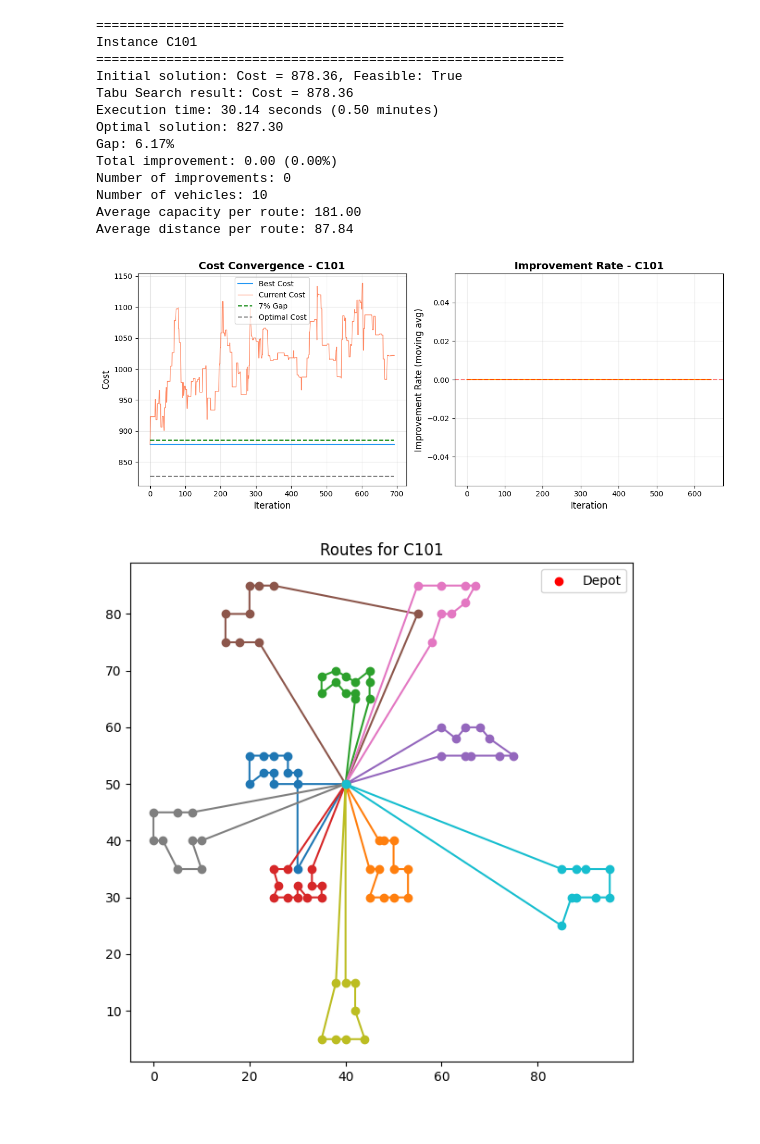
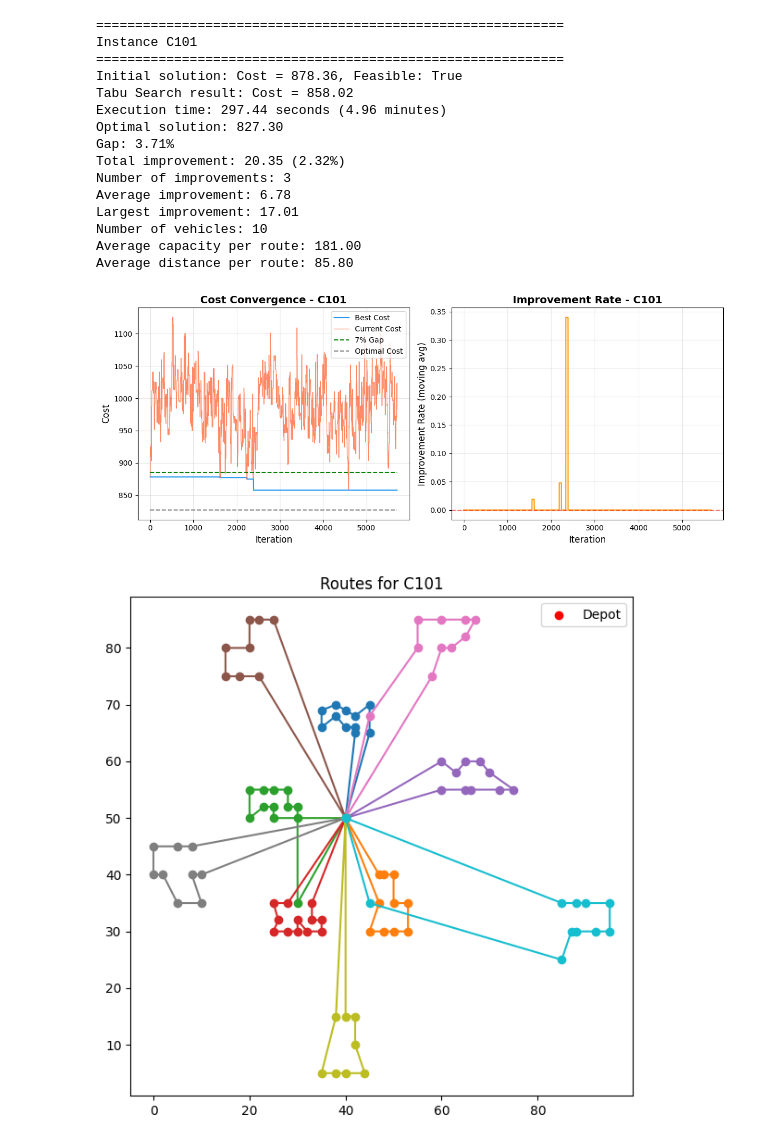
Before and after one commit to TommyBurger4/AlgoProject, a Jupyter notebook: implementation.ipynb, the cells around one changed output. Drawn from its saved outputs; the diff is of its cells as text; code cells hidden in the pictures.

Commit message:
algorithm results

```diff
--- a/implementation.ipynb
+++ b/implementation.ipynb
@@ -432,10 +432,10 @@ for name, instance in instances_data:
         initial_routes,
         distance_matrix,
         instance,
-        max_iterations=2000,
-        tabu_size=15,
-        vns_freq=50,
-        num_neighbors=100
+        max_iterations=10000,
+        tabu_size=10,
+        vns_freq=30,
+        num_neighbors=200
     )
 
     end_time = time.time()
@@ -549,41 +549,43 @@ for result in summary_results:
     gap = result['gap']
     time_s = result['time']
 
     # Format values
     opt_str = f"{opt_cost:.0f}" if opt_cost is not None else "N/A"
     cost_str = f"{your_cost:.0f}"
     gap_str = f"{gap:.2f}%" if gap is not None else "N/A"
     time_str = f"{time_s:.1f}"
 
     print(f"{instance:<15} {opt_str:<15} {cost_str:<15} {gap_str:<12} {time_str:<12}")
 
 print("-" * 80)
 
 # Calculate average gap if available
 valid_gaps = [r['gap'] for r in summary_results if r['gap'] is not None]
 if valid_gaps:
     avg_gap = sum(valid_gaps) / len(valid_gaps)
     print(f"\nAverage Gap: {avg_gap:.2f}%")
 
 avg_time = sum(r['time'] for r in summary_results) / len(summary_results)
 print(f"Average Time: {avg_time:.1f}s")
 print("="*80)
 # %% [output]
 ============================================================
 Instance C101
 ============================================================
 Initial solution: Cost = 878.36, Feasible: True
-Tabu Search result: Cost = 878.36
-Execution time: 30.14 seconds (0.50 minutes)
+Tabu Search result: Cost = 858.02
+Execution time: 297.44 seconds (4.96 minutes)
 Optimal solution: 827.30
-Gap: 6.17%
-Total improvement: 0.00 (0.00%)
-Number of improvements: 0
+Gap: 3.71%
+Total improvement: 20.35 (2.32%)
+Number of improvements: 3
+Average improvement: 6.78
+Largest improvement: 17.01
 Number of vehicles: 10
 Average capacity per route: 181.00
-Average distance per route: 87.84
+Average distance per route: 85.80
-[figure, old version]
+[figure, new version]
-[figure, old version]
+[figure, new version]
 ============================================================
 Instance R102
 ============================================================
```
Also changed, not shown: parts of 1 cell of this notebook, 7 other files.
